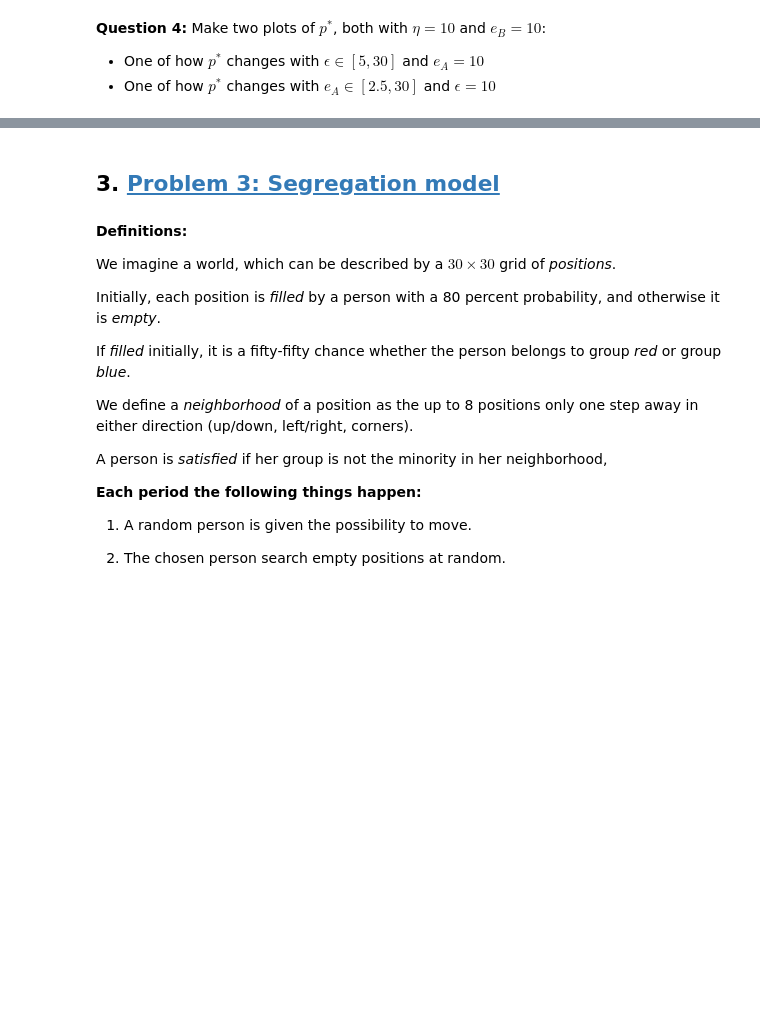
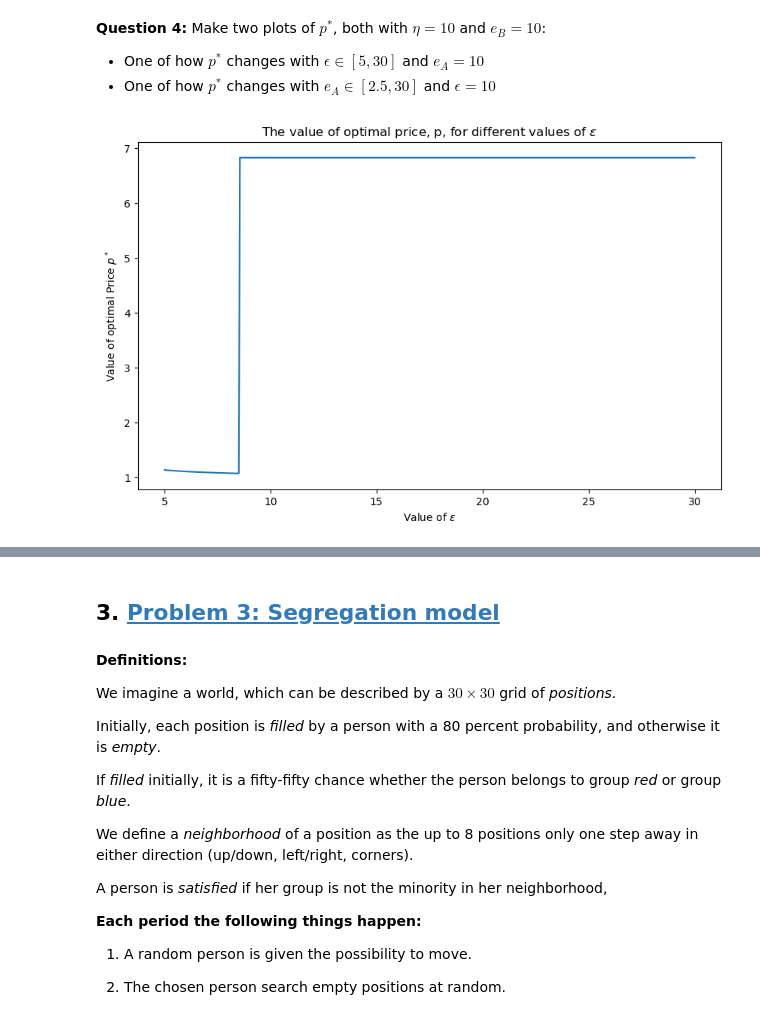
Before and after one commit to NumEconCopenhagen/projects-2023-joost-adam-og-frederik, a Jupyter notebook: examproject/re_exam_2023.ipynb, the cells around one changed output, grey strips where cells are left out. Saved outputs shown, nothing was run; the diff lists cells and outputs as text; code cells hidden in the pictures; blank space fills up the shorter version.

```diff
--- a/examproject/re_exam_2023.ipynb
+++ b/examproject/re_exam_2023.ipynb
@@ -428,7 +436,7 @@ u_A = u_B = u(c,c') = \frac{(c)^{1-\frac{1}{\eta}} }{1-\frac{1}{\eta}}+ \frac{(c
 #Define eta
 etas = [10, 1000]  # Different values for eta
 
-#Define utility function
+#We define the utility function
 def u_q3(c, c_mark_q3, eta):
     u_q3 = (c**(1 - 1/eta)) / (1 - 1/eta) + (c_mark_q3**(1 - 1/eps)) / (1 - 1/eps)
     return u_q3
@@ -445,10 +453,10 @@ def demand_buyer_q3(p, eta):
 #Now we use the optimal demand function for the buyer from above to insert in the utility function of seller
 def u_seller_q3(p, eta):
     c_mark_q3 = demand_buyer_q3(p, eta)
-    return -u_B(e_B - c_mark_q3, p * c_mark_q3, eta)
+    return -u_q3(e_B - c_mark_q3, p * c_mark_q3, eta)
 
-# Optimize the seller's utility function to find optimal price
+#We now maximize the seller's utility function to find the optimal p for both possible values of eta
 for eta in etas:
-    optimal_result = minimize_scalar(v_B, bounds=(0, e_B), args=(eta,), method='bounded')
-    optimal_price = optimal_result.x
-    print(f"Optimal price p* (eta = {eta}) = {optimal_price:.2f}")
+    optimal_result_q3 = minimize_scalar(u_seller_q3, bounds=(0, e_B), args=(eta), method='bounded') #We maximize the utility function of seller from above with respect to p
+    optimal_p_q3 = optimal_result_q3.x #We call the optimal p, that maximize the utility function of seller, optimal_p_q3
+    print(f"The optimal p, that maximize the utility function of seller, for eta={eta} is {optimal_p_q3:.2f}") #We print the optimal p for both values of eta
@@ -456,3 +473,25 @@ for eta in etas:
 **Question 4:** Make two plots of $p^*$, both with $\eta=10$ and $e_{B}=10$:
 - One of how $p^*$ changes with $\epsilon\in \left[5,30\right]$ and $e_{A}=10$
 - One of how $p^*$ changes with $e_{A}\in \left[2.5,30\right]$ and $\epsilon=10$
+# %%
+eps_values = np.linspace(5, 30, 500)  #We create a interval for different values of epsilon, that starts with 5 and end with 30
+
+#We create a empty lists to store the values of optimal p for every different value of epsilon
+optimal_p_eps = []
+
+#We calculate the optimal p for every different value of eps by maximizing the utility function of seller from question 3
+for eps in eps_values:
+    optimal_result_q3 = minimize_scalar(u_seller_q3, bounds=(0, e_B), args=(eta), method='bounded')
+    optimal_p_eps.append(optimal_result_q3.x) #We store the optimal p in the empty list created above
+
+
+#We create a plot, that shows how the optimal price, p*, changes for different values of epsilon
+plt.figure(figsize=(10, 6))
+plt.plot(eps_values, optimal_p_eps)
+plt.xlabel('Value of $\epsilon$')
+plt.ylabel('Value of optimal Price $p^*$')
+plt.title('The value of optimal price, p, for different values of $\epsilon$')
+plt.grid()
+plt.show()
+# %% [output]
+[figure, added]
```
Also changed, not shown: parts of 7 cells of this notebook.
